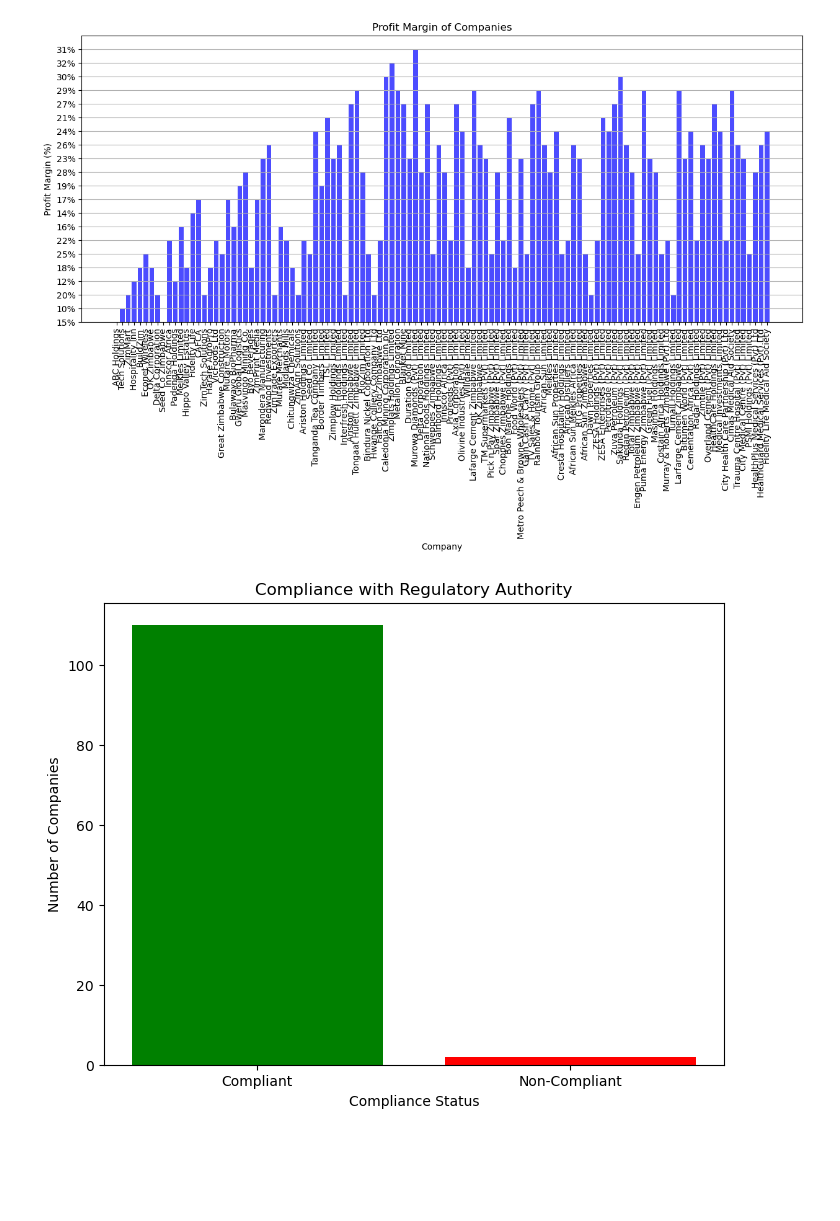
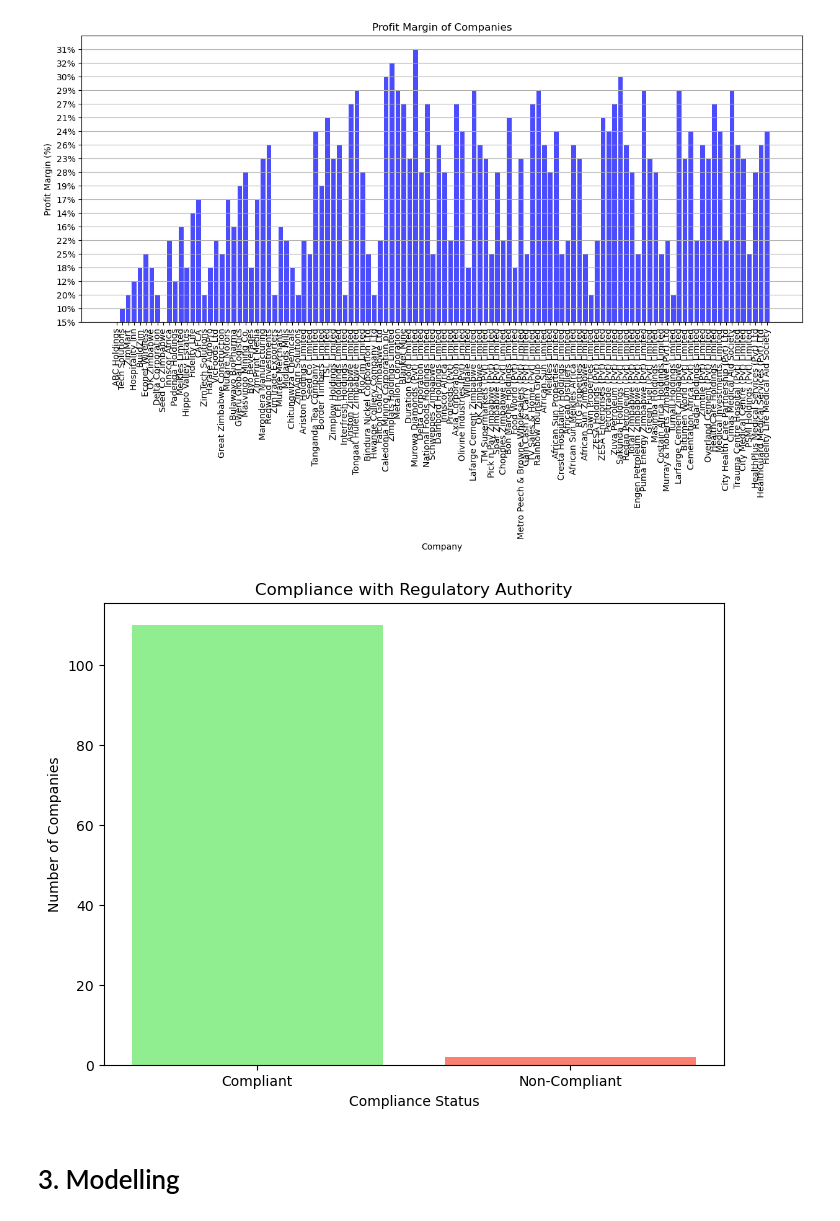
Before and after one commit to GoldenEye37/loan-approval-using-machine-learning-and-external-data-sources, a Jupyter notebook: loan_approval_using_machine_learning_and_external_data_sources.ipynb, the cells around one changed output. Cells and saved outputs as stored; diff of their text form; code cells hidden in the pictures; blank space fills up the shorter version.

```diff
--- a/loan_approval_using_machine_learning_and_external_data_sources.ipynb
+++ b/loan_approval_using_machine_learning_and_external_data_sources.ipynb
@@ -1098,14 +1098,16 @@ plt.show()
 # %%
 # Count the number of compliant and non-compliant companies
 compliant_count = modified_loan_dataset[modified_loan_dataset['Regulatory Compliance'] == 'Yes'].shape[0]
 non_compliant_count = modified_loan_dataset[modified_loan_dataset['Regulatory Compliance'] == 'No'].shape[0]
 
 # Plotting the graph
 plt.figure(figsize=(8, 6))
-plt.bar(['Compliant', 'Non-Compliant'], [compliant_count, non_compliant_count], color=['green', 'red'])
+plt.bar(['Compliant', 'Non-Compliant'], [compliant_count, non_compliant_count], color=['lightgreen', 'salmon'])
 plt.title('Compliance with Regulatory Authority')
 plt.xlabel('Compliance Status')
 plt.ylabel('Number of Companies')
 plt.show()
 # %% [output]
-[figure, old version]
+[figure, new version]
+# %% [markdown]
+# 3. Modelling
```
Also changed, not shown: parts of 7 cells of this notebook.
